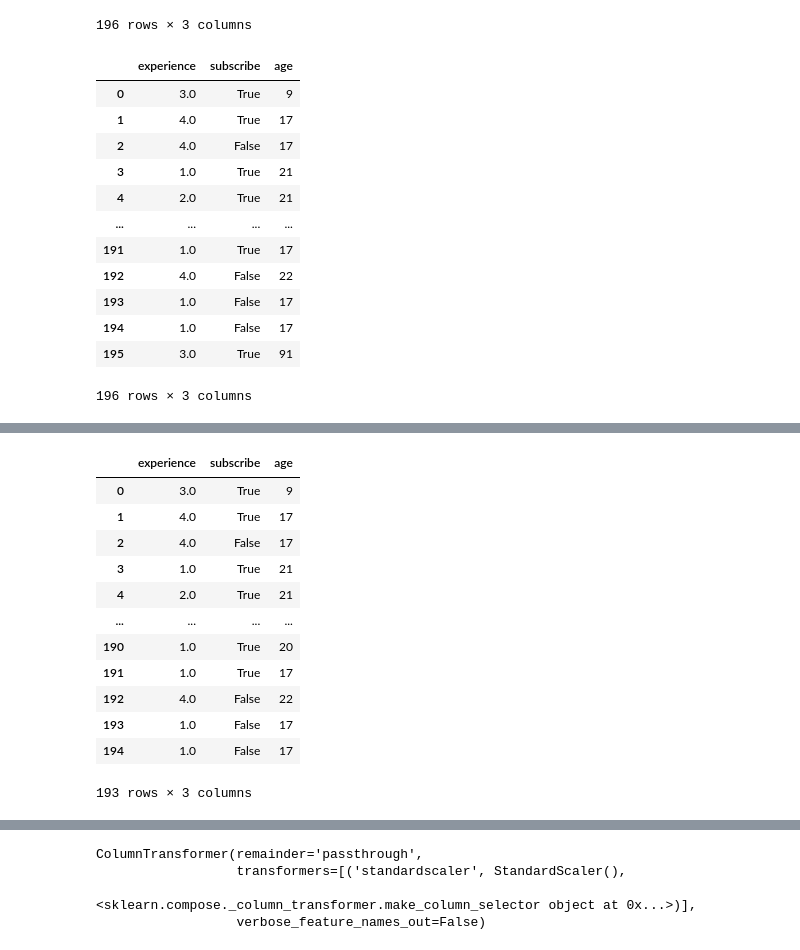
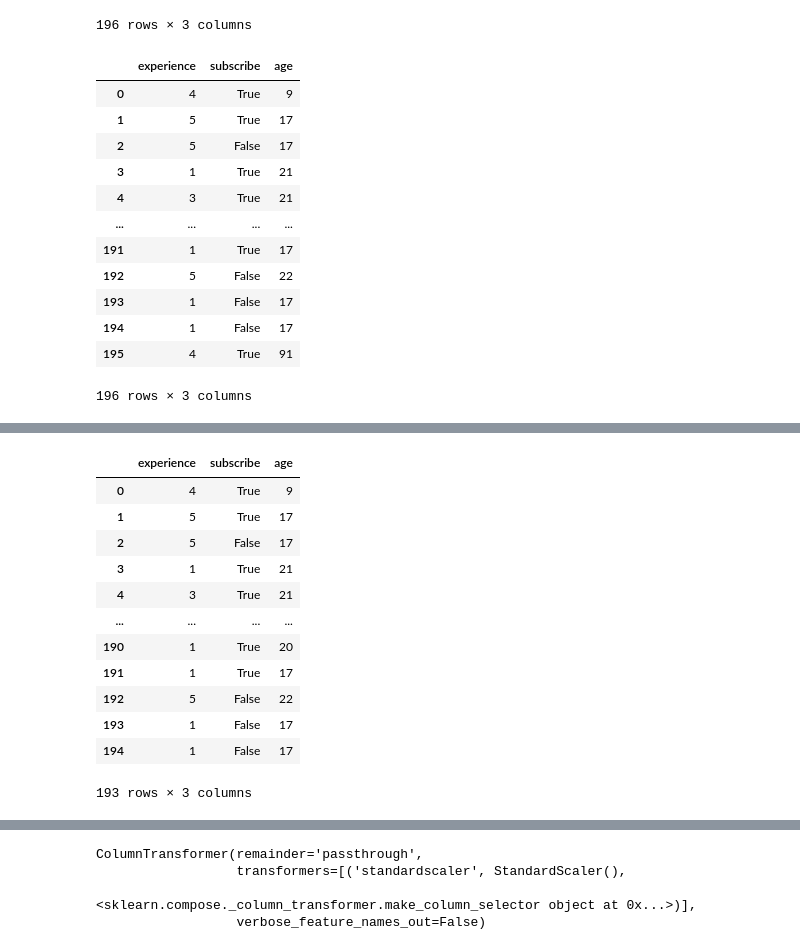
Before and after one commit to KatieGouveiaa/Group-Project, a Jupyter notebook: Group project draft.ipynb, the cells around one changed output, grey strips where cells are left out. Saved outputs shown, nothing was run; the diff lists cells and outputs as text; code cells hidden in the pictures.

```diff
--- a/Group project draft.ipynb
+++ b/Group project draft.ipynb
@@ -58,26 +64,27 @@ players_wrangled
 # %%
 experience_map = {
     "Amateur": 1,
-    "Regular": 2,
-    "Pro": 3,
-    "Veteran": 4
+    "Beginner": 2,
+    "Regular": 3,
+    "Pro": 4,
+    "Veteran": 5
 }
 
 players_wrangled["experience"] = players_wrangled["experience"].map(experience_map)
 players_wrangled
 # %% [output]
 |  | experience | subscribe | age |
-| 0 | 3.0 | True | 9 |
-| 1 | 4.0 | True | 17 |
-| 2 | 4.0 | False | 17 |
-| 3 | 1.0 | True | 21 |
-| 4 | 2.0 | True | 21 |
+| 0 | 4 | True | 9 |
+| 1 | 5 | True | 17 |
+| 2 | 5 | False | 17 |
+| 3 | 1 | True | 21 |
+| 4 | 3 | True | 21 |
 | ... | ... | ... | ... |
-| 191 | 1.0 | True | 17 |
-| 192 | 4.0 | False | 22 |
-| 193 | 1.0 | False | 17 |
-| 194 | 1.0 | False | 17 |
-| 195 | 3.0 | True | 91 |
+| 191 | 1 | True | 17 |
+| 192 | 5 | False | 22 |
+| 193 | 1 | False | 17 |
+| 194 | 1 | False | 17 |
+| 195 | 4 | True | 91 |
 196 rows × 3 columns
 # %%
 experience_plot = alt.Chart(players_wrangled).mark_circle(size=60).encode(
@@ -106,17 +113,17 @@ players_filtered = players_wrangled[(players_wrangled['age'] > 5) & (players_wra
 players_filtered
 # %% [output]
 |  | experience | subscribe | age |
-| 0 | 3.0 | True | 9 |
-| 1 | 4.0 | True | 17 |
-| 2 | 4.0 | False | 17 |
-| 3 | 1.0 | True | 21 |
-| 4 | 2.0 | True | 21 |
+| 0 | 4 | True | 9 |
+| 1 | 5 | True | 17 |
+| 2 | 5 | False | 17 |
+| 3 | 1 | True | 21 |
+| 4 | 3 | True | 21 |
 | ... | ... | ... | ... |
-| 190 | 1.0 | True | 20 |
-| 191 | 1.0 | True | 17 |
-| 192 | 4.0 | False | 22 |
-| 193 | 1.0 | False | 17 |
-| 194 | 1.0 | False | 17 |
+| 190 | 1 | True | 20 |
+| 191 | 1 | True | 17 |
+| 192 | 5 | False | 22 |
+| 193 | 1 | False | 17 |
+| 194 | 1 | False | 17 |
 193 rows × 3 columns
 # %%
 filtered_experience_plot = alt.Chart(players_filtered).mark_circle(size=60).encode(
```
Also changed, not shown: parts of 10 cells of this notebook.
